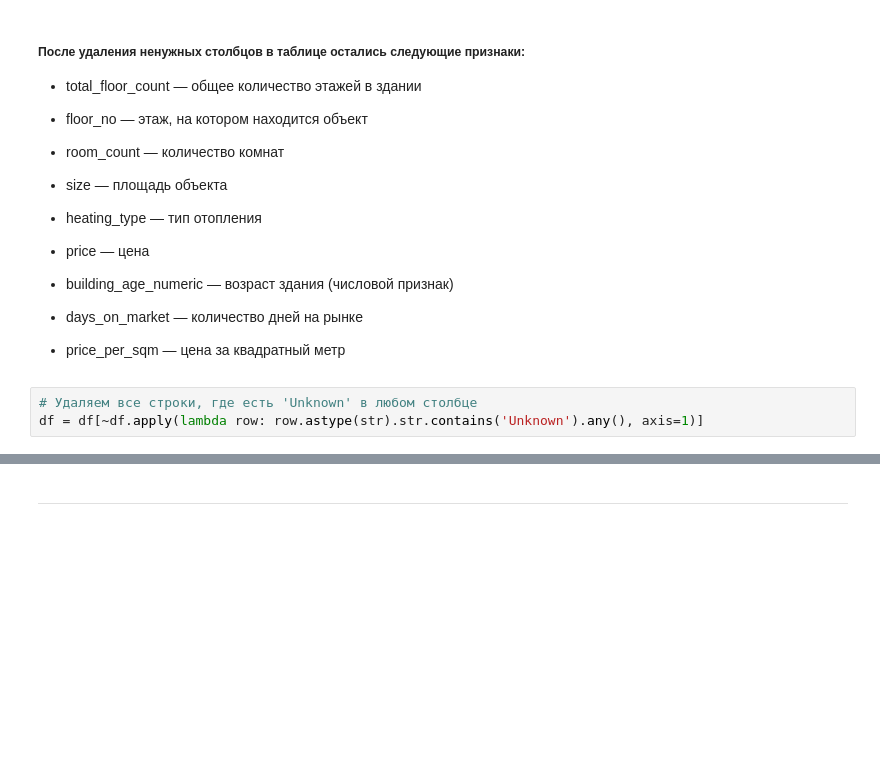
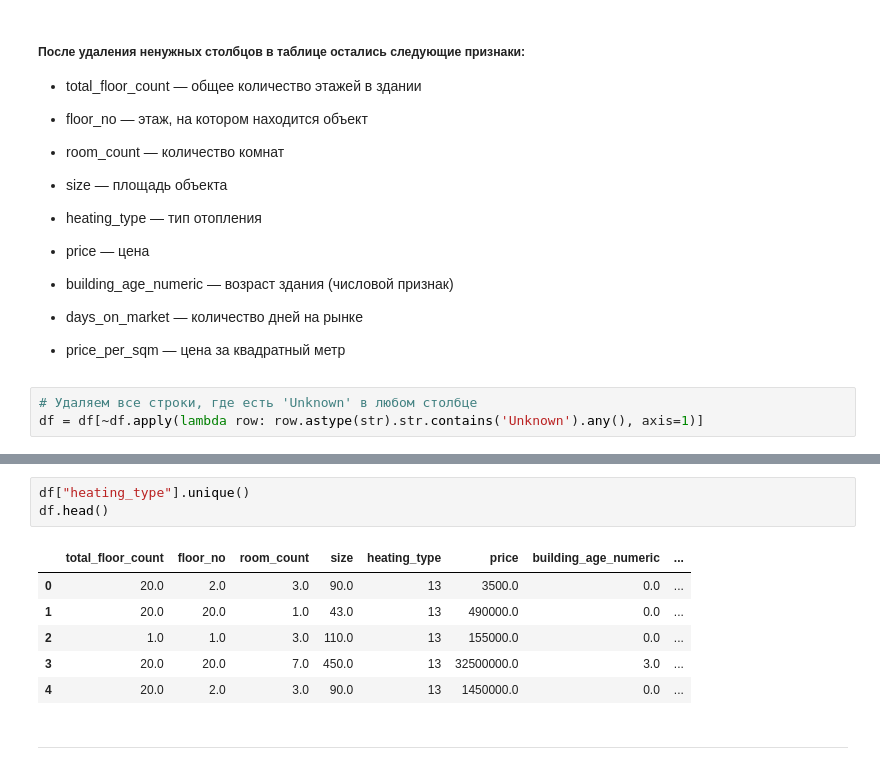
Before and after one commit to mewkfeli/MachineLearning_TeamWork, a Jupyter notebook: Командный.ipynb, the cells around one changed output, grey strips where cells are left out. Saved outputs shown, nothing was run; the diff lists cells and outputs as text; blank space fills up the shorter version.

```diff
--- a/Командный.ipynb
+++ b/Командный.ipynb
@@ -432,3 +486,13 @@ df = df[~df.apply(lambda row: row.astype(str).str.contains('Unknown').any(), axi
+# %%
+df["heating_type"].unique()
+df.head()
+# %% [output]
+|  | total_floor_count | floor_no | room_count | size | heating_type | price | building_age_numeric | ... |
+| 0 | 20.0 | 2.0 | 3.0 | 90.0 | 13 | 3500.0 | 0.0 | ... |
+| 1 | 20.0 | 20.0 | 1.0 | 43.0 | 13 | 490000.0 | 0.0 | ... |
+| 2 | 1.0 | 1.0 | 3.0 | 110.0 | 13 | 155000.0 | 0.0 | ... |
+| 3 | 20.0 | 20.0 | 7.0 | 450.0 | 13 | 32500000.0 | 3.0 | ... |
+| 4 | 20.0 | 2.0 | 3.0 | 90.0 | 13 | 1450000.0 | 0.0 | ... |
 # %% [markdown]
 ___
 # %% [markdown]
```
Also changed, not shown: parts of 14 cells of this notebook, 1 other file.
